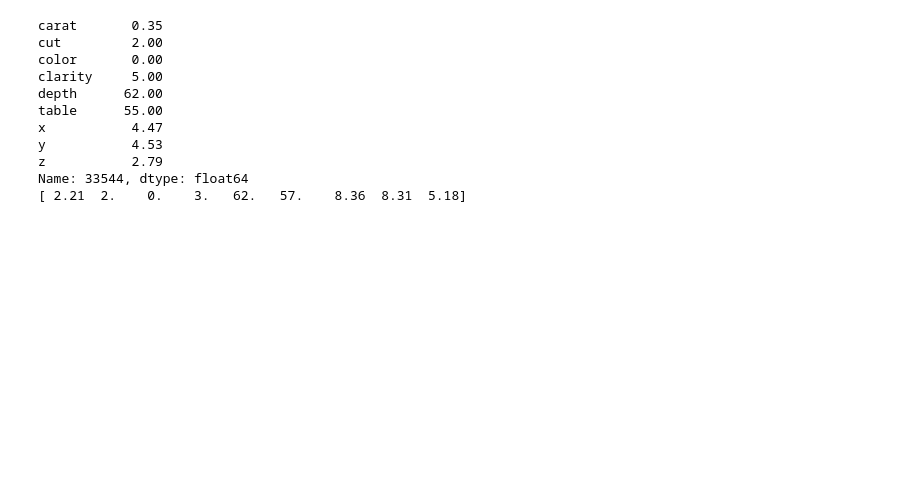
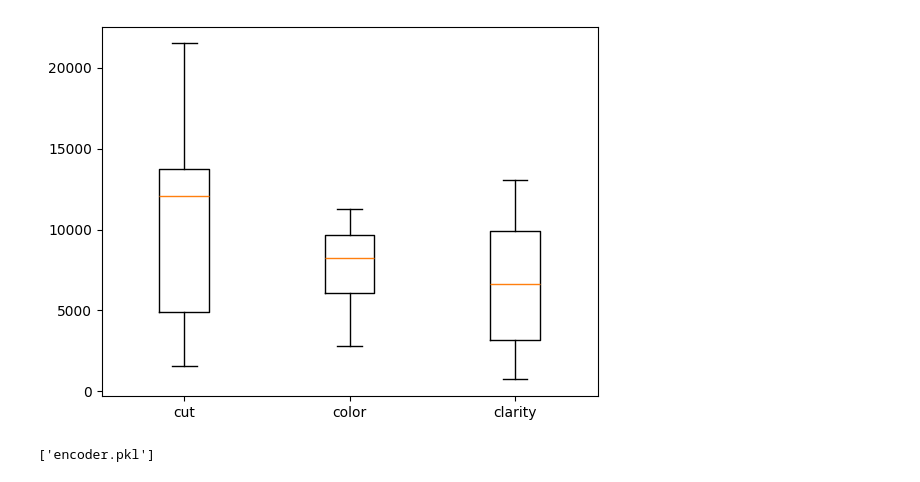
Before and after one commit to mekafuyu/ML_Studies, a Jupyter notebook: DiamondML/diamond.ipynb, the cells around one changed output. Saved outputs shown, nothing was run; the diff lists cells and outputs as text; code cells hidden in the pictures; blank space fills up the shorter version.

```diff
--- a/DiamondML/diamond.ipynb
+++ b/DiamondML/diamond.ipynb
@@ -65,6 +29,16 @@ from sklearn.compose import ColumnTransformer
 df = pd.read_csv('./diamonds.csv')
 df.drop(columns=df.columns[0], axis=1, inplace=True)
 df.drop_duplicates(inplace=True)
+# %%
+boxes = {
+    'cut': df['cut'].value_counts(),
+    'color': df['color'].value_counts(),
+    'clarity': df['clarity'].value_counts()
+}
+plt.boxplot(boxes.values(), labels=boxes.keys())
+plt.show()
+# %% [output]
+[figure, added]
 # %%
 dt = (df.dtypes == "object")
 object_cols = list(dt[dt].index)
@@ -88,18 +62,8 @@ X_train_encoded = column_transformer.fit_transform(X_train)
 X_test_encoded = column_transformer.transform(X_test)
 dump(column_transformer, 'encoder.pkl')
 
-# 0.35,"Ideal","D","VS2",62,55,829,4.47,4.53,2.79
-print(X_train.iloc[0])
-print(X_train_encoded[1])
+# # 0.35,"Ideal","D","VS2",62,55,829,4.47,4.53,2.79
+# print(X_train.iloc[0])
+# print(X_train_encoded[1])
 # %% [output]
-carat       0.35
-cut         2.00
-color       0.00
-clarity     5.00
-depth      62.00
-table      55.00
-x           4.47
-y           4.53
-z           2.79
-Name: 33544, dtype: float64
-[ 2.21  2.    0.    3.   62.   57.    8.36  8.31  5.18]
+['encoder.pkl']
```
Also changed, not shown: parts of 6 cells of this notebook.
